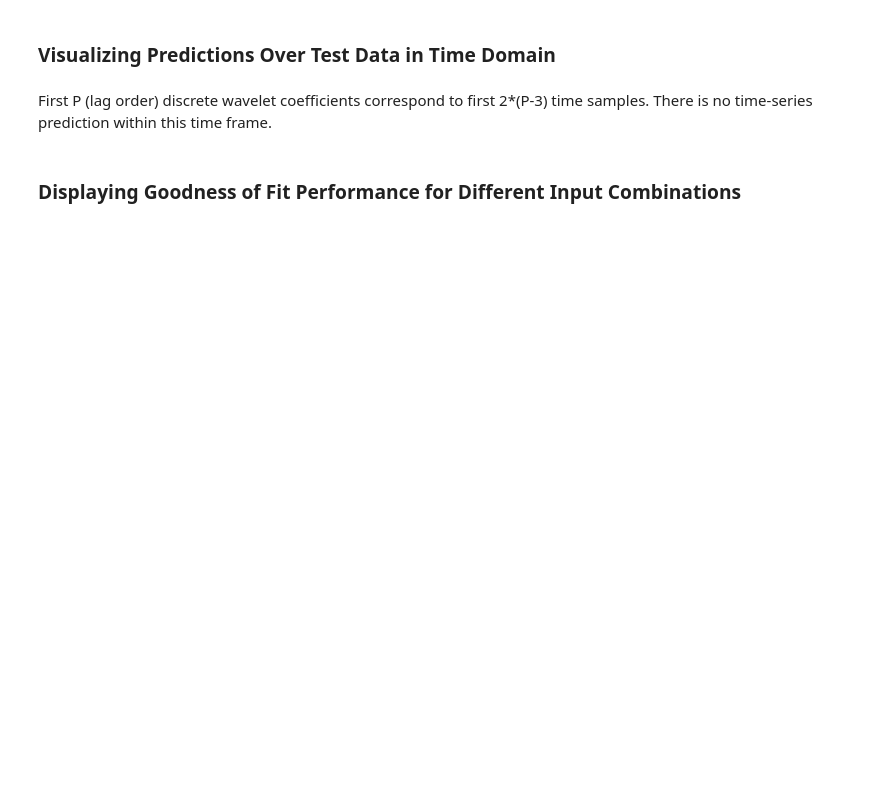
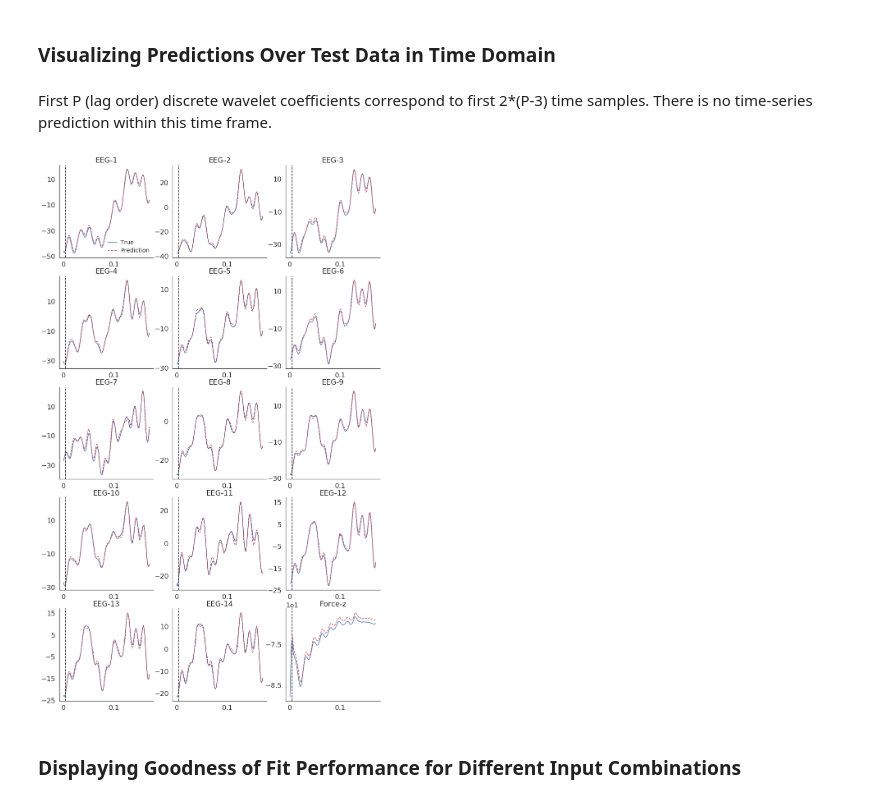
Before and after one commit to andac-demir/HapticsDynamicSystemIdentification, a Jupyter notebook: spectralAnalysis.ipynb, the cells around one changed output. Cells and saved outputs as stored; diff of their text form; code cells hidden in the pictures; blank space fills up the shorter version.

```diff
--- a/spectralAnalysis.ipynb
+++ b/spectralAnalysis.ipynb
@@ -763,14 +845,17 @@ c_list = [[columns[i] for i in eeg_ind],
 
 # apply inverse discrete wavelet transform to each trial and extract the signals:
 def apply_idwt(f, c):
-    list_of_forecasts = []
-    for trial in f:
-        forecast = pd.DataFrame(columns=c)
-        for i in range(len(forecast.columns)):
-            forecast.iloc[:,i] = pywt.idwt(trial.iloc[:,2*i],
-                                           trial.iloc[:,2*i+1], 'db4')[:-1]
-        list_of_forecasts.append(forecast)
-    return list_of_forecasts
+    all_forecasts = []
+    for participant in f:
+        participant_forecasts = []
+        for trial in participant:
+            forecast = pd.DataFrame(columns=c)
+            for i in range(len(forecast.columns)):
+                forecast.iloc[:,i] = pywt.idwt(trial.iloc[:,2*i],
+                                               trial.iloc[:,2*i+1], 'db4')[:-1]
+            participant_forecasts.append(forecast)
+        all_forecasts.append(participant_forecasts)
+    return all_forecasts
 
 # s_list is a list of list of dataframes, each one is the predicted signal for a specific modality
 s_list = []
@@ -890,37 +980,39 @@ First P (lag order) discrete wavelet coefficients correspond to first 2*(P-3) ti
 # for different combinations of eeg+emg+force:
 
 sns.set(style="white", palette="muted", color_codes=True, font_scale=1.5)
 # Set up the matplotlib figure (all forecasts subplot figure)
 f, axes = plt.subplots(5, 3, figsize=(14, 24), sharex=False, sharey=False)
 sns.despine()
 
 plt.setp(axes, xticks=z, xticklabels=z)
 
 for j in range(1,15,1):
     sns.set()
-    axes[math.floor((j-1)/3),(j-1)%3].plot(x_gt, test_data[trial_id].iloc[2*(P-3):2*(P-3)+nPreds+P,
+    axes[math.floor((j-1)/3),(j-1)%3].plot(x_gt, test_data[patient_id][trial_id].iloc[2*(P-3):2*(P-3)+nPreds+P,
                                                                           j-1].values, color='b', label="True")
     axes[math.floor((j-1)/3), (j-1)%3].plot(x_pred,
-                                            s_list[modality][trial_id].iloc[:nPreds,j-1].values,
+                                            s_list[modality][patient_id][trial_id].iloc[:nPreds,j-1].values,
                                             color='r', linestyle='--', label="Prediction")
     axes[math.floor((j-1)/3), (j-1)%3].axvline(x=P/fs, linestyle='--', color='k')
     axes[math.floor((j-1)/3), (j-1)%3].title.set_text("EEG-%i" %j)
     axes[math.floor((j-1)/3), (j-1)%3].set_yticks(axes[math.floor((j-1)/3), (j-1)%3].get_yticks()[1:-1:2])
     axes[0, 0].legend(frameon=False)
     plt.setp(axes[0, 0].get_legend().get_texts(), fontsize='14')
 
 if modality in [results_for_all, results_for_eegforce]: #force predictions exist
-    axes[4,2].plot(x_gt, test_data[trial_id].iloc[2*(P-3):2*(P-3)+nPreds+P, -1].values,
+    axes[4,2].plot(x_gt, test_data[patient_id][trial_id].iloc[2*(P-3):2*(P-3)+nPreds+P, -1].values,
                    color='b', label="True")
-    axes[4,2].plot(x_pred, s_list[modality][trial_id].iloc[:nPreds, -1].values,
+    axes[4,2].plot(x_pred, s_list[modality][patient_id][trial_id].iloc[:nPreds, -1].values,
                    color='r', linestyle='--', label="Prediction")
     axes[4,2].axvline(x=P/fs, linestyle='--', color='k')
     axes[4,2].ticklabel_format(axis='y', style='sci', scilimits=(4,-4))
     axes[4,2].title.set_text("Force-z")
     axes[4,2].set_yticks(axes[4, 2].get_yticks()[1:-1:2])
     #axes[4,2].legend()
 
 plt.savefig("VARResults/predictions_timeDomain.pdf", bbox_inches="tight")
+# %% [output]
+[figure, added]
 # %% [markdown]
 ### Displaying Goodness of Fit Performance for Different Input Combinations
 # %%
```
Also changed, not shown: parts of 22 cells of this notebook.
